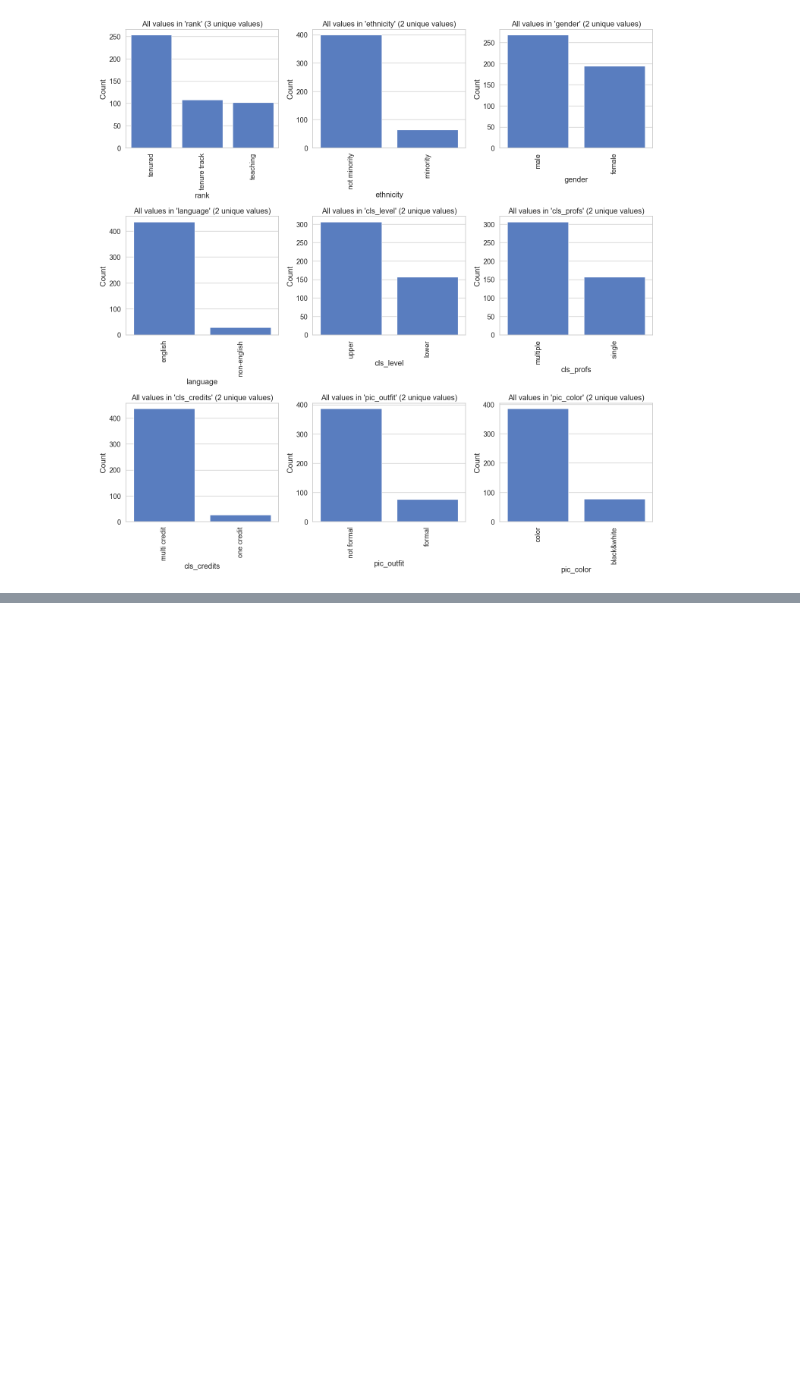
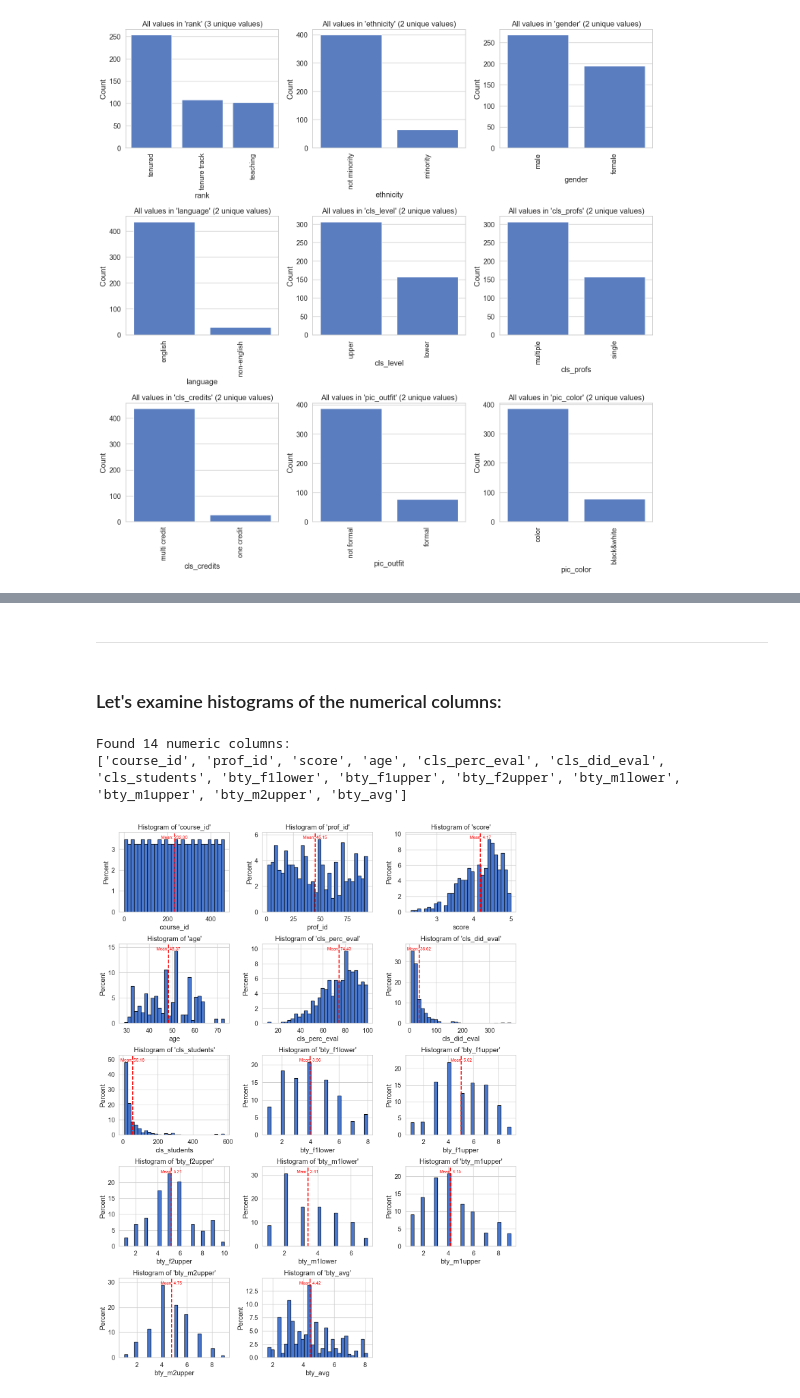
Before and after one commit to markcoty/Professor-eval-vs-appearance, a Jupyter notebook: Notebook/Professor-eval-vs-appearance.ipynb, the cells around one changed output, grey strips where cells are left out. Saved outputs shown, nothing was run; the diff lists cells and outputs as text; code cells hidden in the pictures; blank space fills up the shorter version.

```diff
--- a/Notebook/Professor-eval-vs-appearance.ipynb
+++ b/Notebook/Professor-eval-vs-appearance.ipynb
@@ -194,0 +247,53 @@ Found 9 columns with 'object' data type:
+# %% [markdown]
+_________________________________________________________________________________________________________________________
+# %% [markdown]
+### Let's examine histograms of the numerical columns:
+# %%
+import matplotlib.pyplot as plt
+import matplotlib.ticker as mtick
+import numpy as np
+
+# Select numeric columns (int64 + float64)
+numeric_columns = df.select_dtypes(include=['int64', 'float64']).columns.tolist()
+
+print(f"Found {len(numeric_columns)} numeric columns:")
+print(numeric_columns)
+
+# Calculate grid size
+n_cols = min(3, len(numeric_columns))
+n_rows = (len(numeric_columns) + n_cols - 1) // n_cols
+
+plt.figure(figsize=(15, n_rows * 4))
+
+for i, column in enumerate(numeric_columns, 1):
+    plt.subplot(n_rows, n_cols, i)
+
+    data = df[column].dropna()
+
+    # Create histogram counts (percent of total observations)
+    counts, bins = np.histogram(data, bins=30)
+    counts_percent = counts / counts.sum() * 100  # convert to percentages
+
+    # Plot histogram using bar
+    bin_width = bins[1] - bins[0]
+    plt.bar(bins[:-1], counts_percent, width=bin_width, edgecolor='black', align='edge')
+
+    # Mean line
+    mean_val = data.mean()
+    plt.axvline(mean_val, color='red', linestyle='dashed', linewidth=2)
+
+    # Label mean at 95% of y-axis
+    plt.text(mean_val, plt.ylim()[1]*0.95, f'Mean: {mean_val:.2f}',
+             color='red', ha='center', va='bottom', fontsize=9)
+
+    plt.title(f"Histogram of '{column}'")
+    plt.xlabel(column)
+    plt.ylabel("Percent")
+    plt.ylim(0, max(counts_percent)*1.1)  # leave a little space above the tallest bar
+
+plt.subplots_adjust(hspace=0.4, wspace=0.3)
+plt.show()
+# %% [output]
+Found 14 numeric columns:
+['course_id', 'prof_id', 'score', 'age', 'cls_perc_eval', 'cls_did_eval', 'cls_students', 'bty_f1lower', 'bty_f1upper', 'bty_f2upper', 'bty_m1lower', 'bty_m1upper', 'bty_m2upper', 'bty_avg']
+[figure, added]
```
Also changed, not shown: parts of 6 cells of this notebook, 1 other file.
